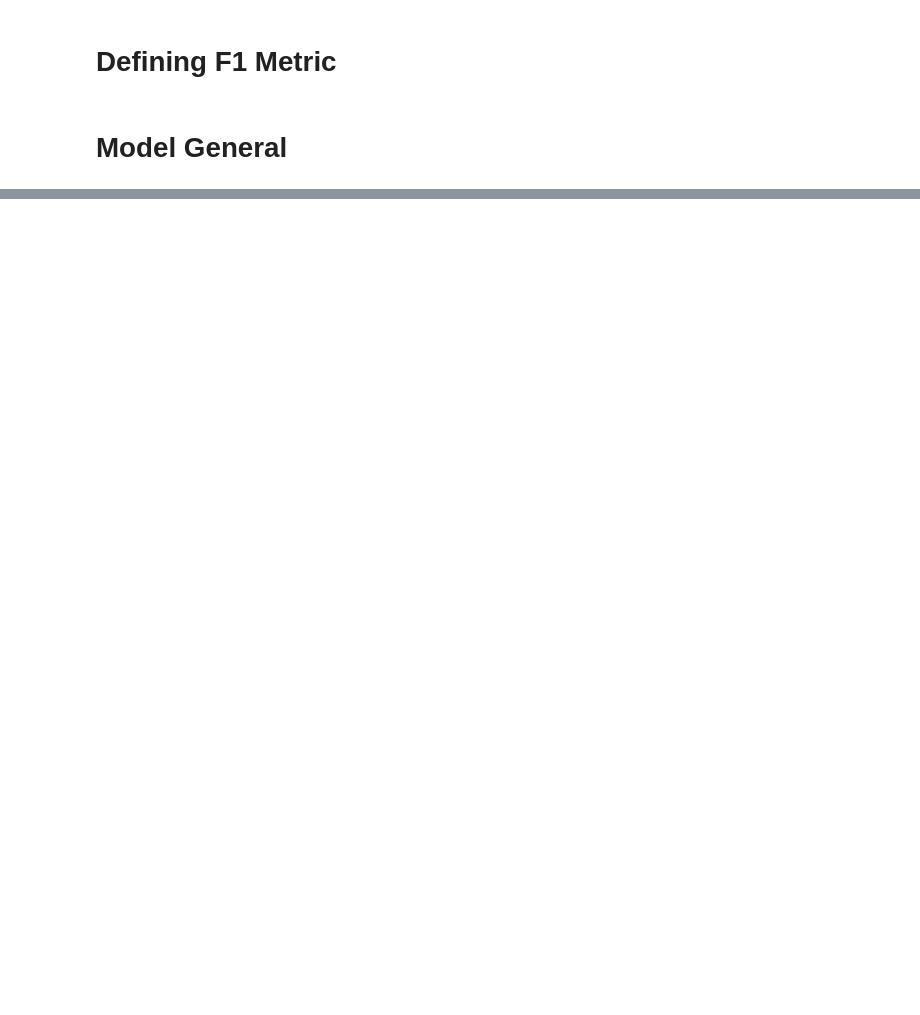
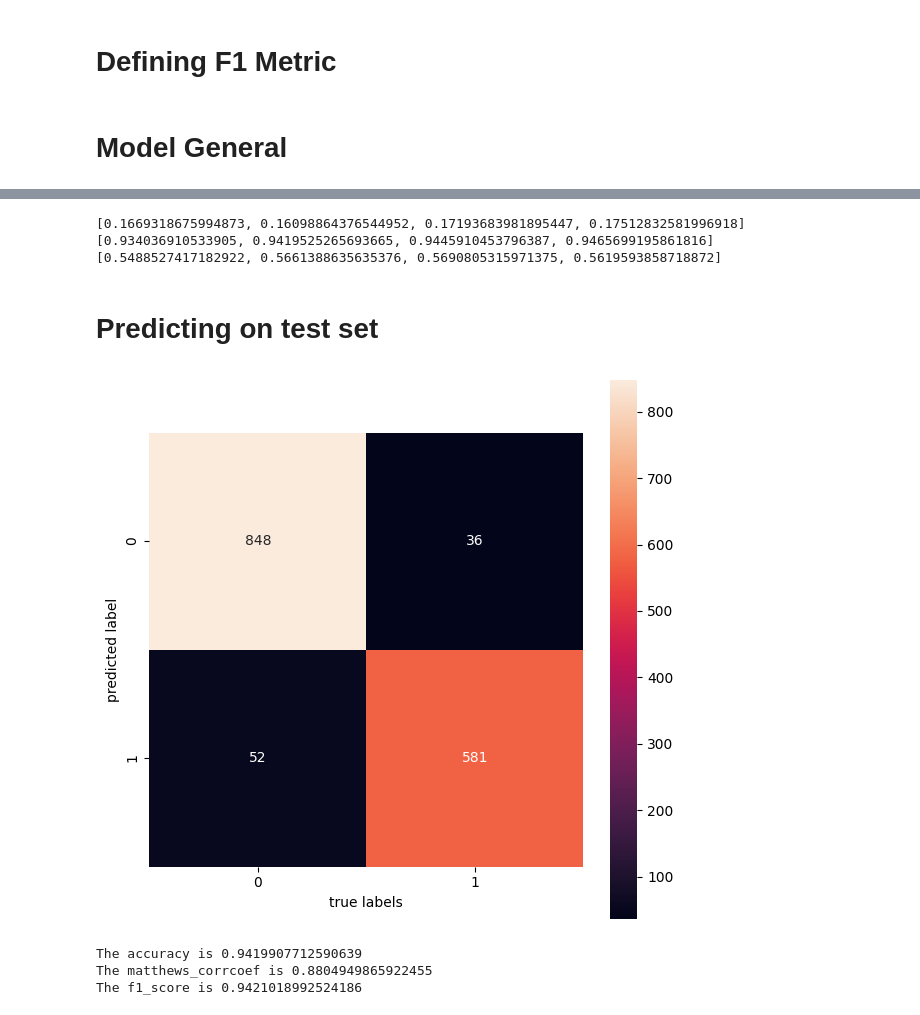
Before and after one commit to gustavokpc/Blue-Amazon-Classifier, a Jupyter notebook: Models.ipynb, the cells around one changed output, grey strips where cells are left out. Cells and saved outputs as stored; diff of their text form; code cells hidden in the pictures; blank space fills up the shorter version.

Commit message:
Prediction on test set and confusion matrix

```diff
--- a/Models.ipynb
+++ b/Models.ipynb
@@ -119,8 +76,8 @@ Login successful
 # SYS Variables
 # %%
 batch_size = 16
-num_epochs = 5
-learning_rate = 2e-5
+num_epochs = 7
+learning_rate = 1e-5
 
 # models pt_br: "neuralmind/bert-base-portuguese-cased", "neuralmind/bert-large-portuguese-cased"
 # models en: "bert-base-uncased", "bert-large-uncased", "roberta-base", "roberta-large"
@@ -239,11 +144,11 @@ def preprocess_function(examples):
     return tokenizer(examples["question"], truncation=True)
 
 tokenized_pt_br_train_ds = train_pt_br_ds.map(preprocess_function, batched=True)
-tekenized_pt_br_validation_ds = validation_pt_br_ds.map(preprocess_function, batched=True)
+tokenized_pt_br_validation_ds = validation_pt_br_ds.map(preprocess_function, batched=True)
 tokenized_pt_br_test_ds = test_pt_br_ds.map(preprocess_function, batched=True)
 
 tokenized_en_train_ds = train_en_ds.map(preprocess_function, batched=True)
-tekenized_en_validation_ds = validation_en_ds.map(preprocess_function, batched=True)
+tokenized_en_validation_ds = validation_en_ds.map(preprocess_function, batched=True)
 tokenized_en_test_ds = test_en_ds.map(preprocess_function, batched=True)
 # %% [output]
 Asking to truncate to max_length but no maximum length is provided and the model has no predefined maximum length. Default to no truncation.
@@ -272,10 +224,7 @@ def precision_m(y_true, y_pred):
 # %% [markdown]
 # Model General
 # %%
-if (dataset_language == 0):
-    batches_per_epoch = len(X_pt_br_train) // batch_size
-else:
-    batches_per_epoch = len(X_en_train) // batch_size
+batches_per_epoch = len(X_train) // batch_size
 total_train_steps = int(batches_per_epoch * num_epochs)
 optimizer, schedule = create_optimizer(init_lr=learning_rate, num_warmup_steps=0, num_train_steps=total_train_steps)
 # %%
@@ -363,7 +311,43 @@ with tf.device('/CPU:0'):
 # %%
-val_loss = model.history['val_loss']
+val_loss = model.history.history['val_loss']
 val_acc = model.history.history['val_accuracy']
 val_f1_m = model.history.history['val_f1_m']
 print(val_loss)
 print(val_acc)
 print(val_f1_m)
+# %% [output]
+[0.1669318675994873, 0.16098864376544952, 0.17193683981895447, 0.17512832581996918]
+[0.934036910533905, 0.9419525265693665, 0.9445910453796387, 0.9465699195861816]
+[0.5488527417182922, 0.5661388635635376, 0.5690805315971375, 0.5619593858718872]
+# %% [markdown]
+# Predicting on test set
+# %%
+token_val = [str(i) for i in pd.DataFrame(X_test)['question'].values]
+y_pred = []
+
+# Choose a specific model and tokenizer
+# tokenizer = AutoTokenizer.from_pretrained("gustavokpc/bert-base-portuguese-cased_LRATE_8e-06_EPOCHS_6")
+# model = TFAutoModelForSequenceClassification.from_pretrained("gustavokpc/bert-base-portuguese-cased_LRATE_8e-06_EPOCHS_6")
+
+for i in range(len(token_val)):
+    inputs = tokenizer(token_val[i], return_tensors="tf")
+    logits = model(**inputs).logits
+    prediction = int(tf.math.argmax(logits, axis=-1)[0])
+    y_pred.append(prediction)
+# %%
+# plot the confusion matrix
+mat = confusion_matrix(y_test, y_pred)
+
+plt.figure(figsize=(7, 7))
+sns.heatmap(mat.T, square=True, annot=True, fmt="d")
+plt.xlabel("true labels")
+plt.ylabel("predicted label")
+plt.show()
+print("The accuracy is {}".format(accuracy_score(y_test, y_pred)))
+print("The matthews_corrcoef is {}".format(matthews_corrcoef(y_test, y_pred)))
+print("The f1_score is {}".format(f1_score(y_test, y_pred, average='weighted')))
+# %% [output]
+[figure, added]
+The accuracy is 0.9419907712590639
+The matthews_corrcoef is 0.8804949865922455
+The f1_score is 0.9421018992524186
```
Also changed, not shown: parts of 15 cells of this notebook, 1 other file.
